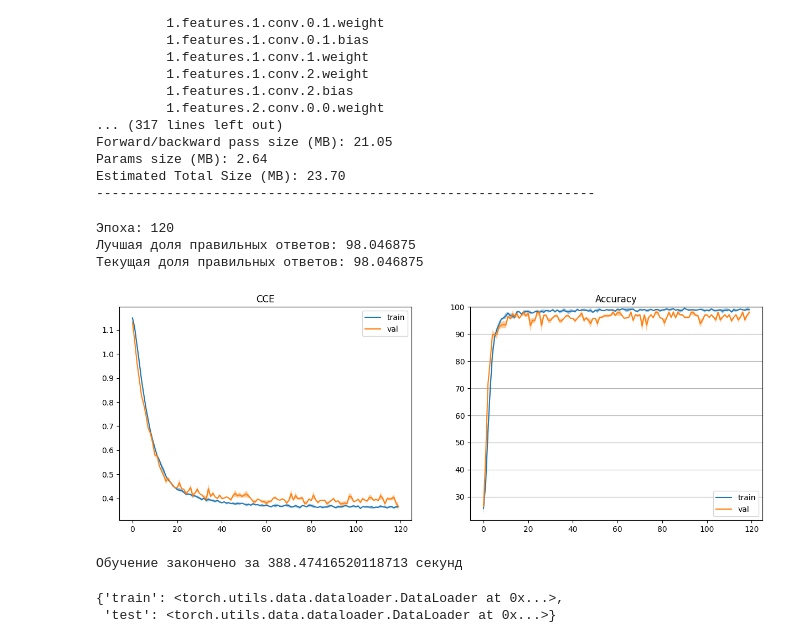
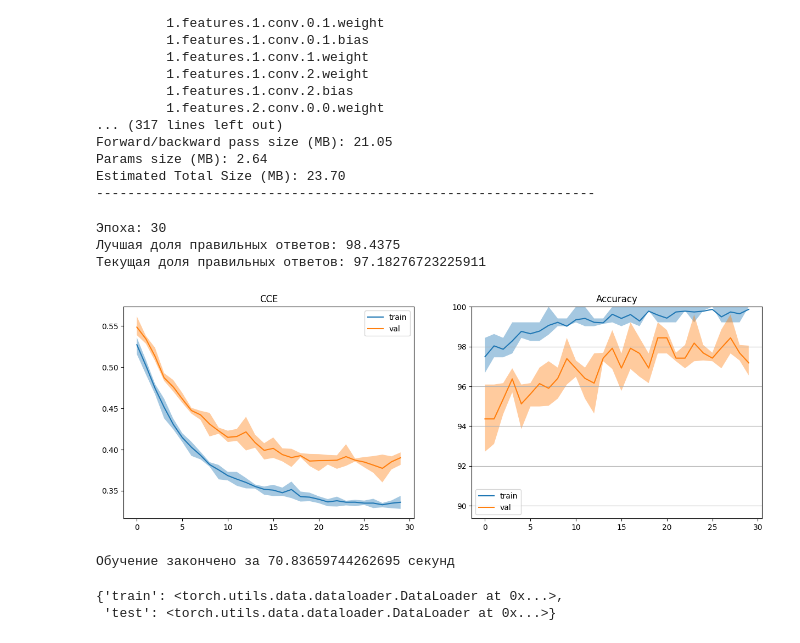
Before and after one commit to a-shirshov/DLIU, a Jupyter notebook: lab4.ipynb, the cells around one changed output. Cells and saved outputs as stored; diff of their text form; code cells hidden in the pictures.

```diff
--- a/lab4.ipynb
+++ b/lab4.ipynb
@@ -343,7 +342,7 @@ optimizer = optim.SGD(params_to_update, lr=3e-4, momentum=0.9,
 # добавляем постепенное уменьшение шага обучения каждые 20 эпох
 scheduler = optim.lr_scheduler.StepLR(optimizer, step_size=20, gamma=0.5)
 # %%
-EPOCHS = 120
+EPOCHS = 30
 REDRAW_EVERY = 10
 steps_per_epoch = len(dataloader['train'])
 steps_per_epoch_val = len(dataloader['test'])
@@ -407,38 +406,38 @@ for epoch in range(EPOCHS):  # проход по набору данных не
     # обновление графиков
     if (epoch+1) % REDRAW_EVERY != 0:
         continue
     clear_output(wait=False)
     print('Эпоха: %s\n'
           'Лучшая доля правильных ответов: %s\n'
           'Текущая доля правильных ответов: %s' % (epoch+1, best_acc, acc))
     passed += pbar.format_dict['elapsed']
     pbar = tqdm(total=EPOCHS*steps_per_epoch, miniters=5)
     pbar.update((epoch+1)*steps_per_epoch)
     x_vals = np.arange(epoch+1)
     _, ax = plt.subplots(1, 2, figsize=(15, 5))
     stats = np.array(losses)
     stats_val = np.array(losses_val)
     ax[1].set_ylim(stats_val[:, 0, 1].min()-5, 100)
     ax[1].grid(axis='y')
     for i, title in enumerate(['CCE', 'Accuracy']):
         ax[i].plot(x_vals, stats[:, 0, i], label='train')
         ax[i].fill_between(x_vals, stats[:, 1, i],
                            stats[:, 2, i], alpha=0.4)
         ax[i].plot(x_vals, stats_val[:, 0, i], label='val')
         ax[i].fill_between(x_vals,
                            stats_val[:, 1, i],
                            stats_val[:, 2, i], alpha=0.4)
         ax[i].legend()
         ax[i].set_title(title)
     plt.show()
 new_model.load_state_dict(torch.load(checkpoint_path))
 print('Обучение закончено за %s секунд' % passed)
 # %% [output]
-Эпоха: 120
-Лучшая доля правильных ответов: 98.046875
-Текущая доля правильных ответов: 98.046875
+Эпоха: 30
+Лучшая доля правильных ответов: 98.4375
+Текущая доля правильных ответов: 97.18276723225911
-[figure, old version]
+[figure, new version]
-Обучение закончено за 388.47416520118713 секунд
+Обучение закончено за 70.83659744262695 секунд
 # %%
 batch_size = 128
 dataloader = {}
```
Also changed, not shown: parts of 7 cells of this notebook, 29 other files.
